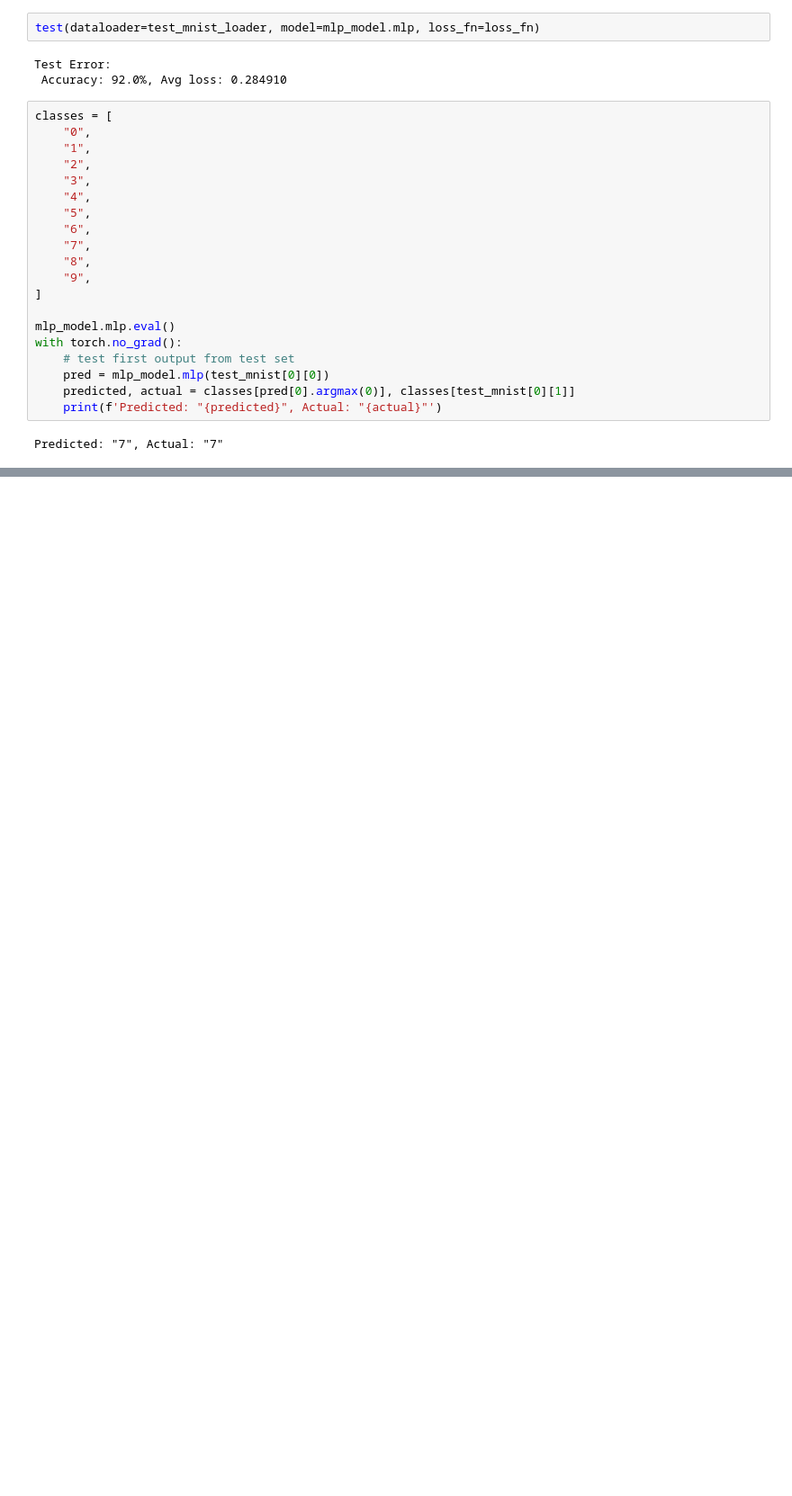
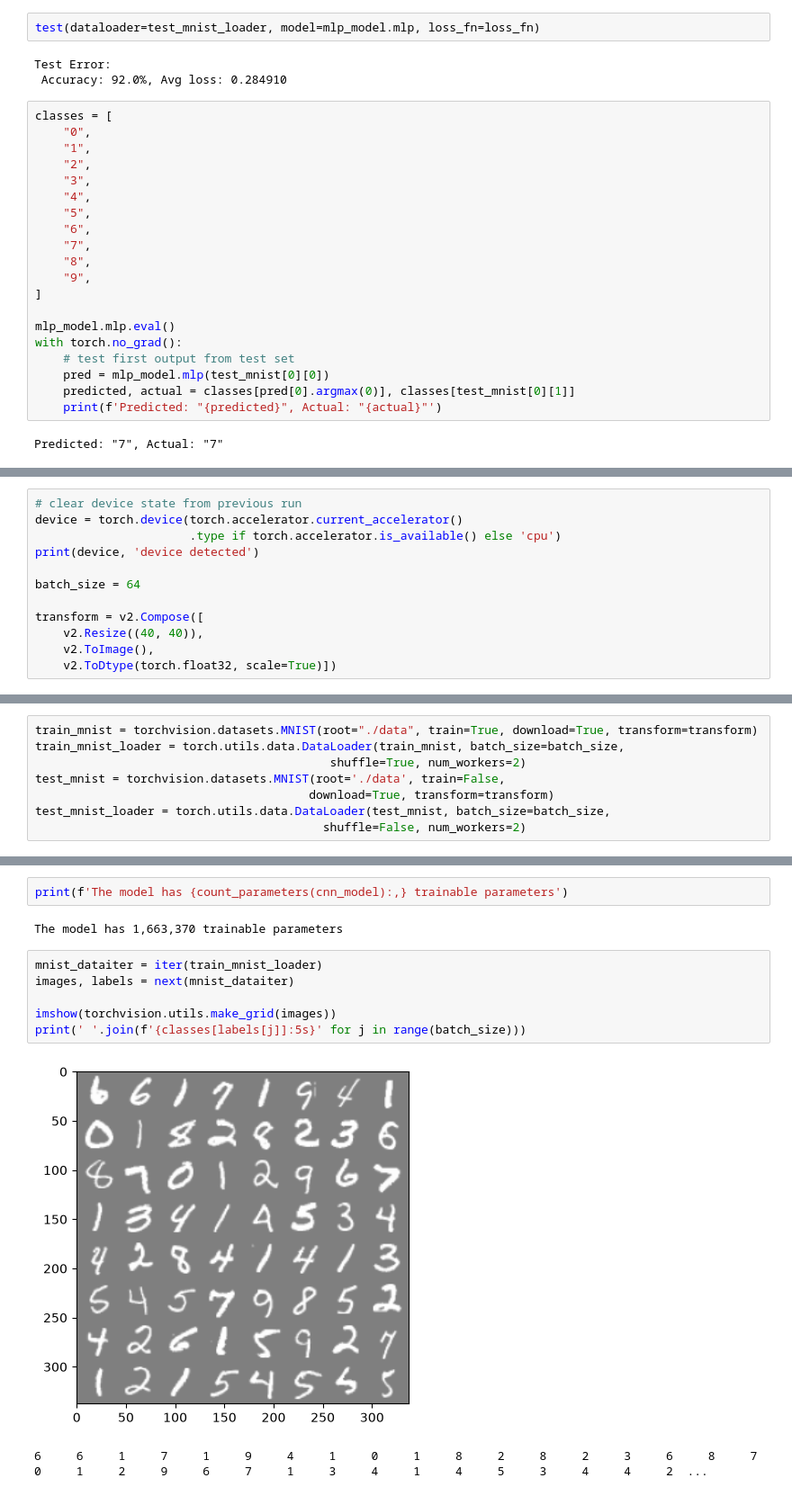
Before and after one commit to hlemonvuw/paper_impl, a Jupyter notebook: mnist_example.ipynb, the cells around one changed output, grey strips where cells are left out. Shown at 90% size. Cells and saved outputs as stored; diff of their text form; blank space fills up the shorter version.

Commit message:
adds mnist, cnn model, update cfair

```diff
--- a/mnist_example.ipynb
+++ b/mnist_example.ipynb
@@ -252,0 +256,12 @@ Predicted: "7", Actual: "7"
+# %%
+# clear device state from previous run
+device = torch.device(torch.accelerator.current_accelerator()
+                      .type if torch.accelerator.is_available() else 'cpu')
+print(device, 'device detected')
+
+batch_size = 64
+
+transform = v2.Compose([
+    v2.Resize((40, 40)),
+    v2.ToImage(),
+    v2.ToDtype(torch.float32, scale=True)])
@@ -252,0 +270,8 @@ Predicted: "7", Actual: "7"
+# %%
+train_mnist = torchvision.datasets.MNIST(root="./data", train=True, download=True, transform=transform)
+train_mnist_loader = torch.utils.data.DataLoader(train_mnist, batch_size=batch_size,
+                                          shuffle=True, num_workers=2)
+test_mnist = torchvision.datasets.MNIST(root='./data', train=False,
+                                       download=True, transform=transform)
+test_mnist_loader = torch.utils.data.DataLoader(test_mnist, batch_size=batch_size,
+                                         shuffle=False, num_workers=2)
@@ -252,0 +310,13 @@ Predicted: "7", Actual: "7"
+# %%
+print(f'The model has {count_parameters(cnn_model):,} trainable parameters')
+# %% [output]
+The model has 1,663,370 trainable parameters
+# %%
+mnist_dataiter = iter(train_mnist_loader)
+images, labels = next(mnist_dataiter)
+
+imshow(torchvision.utils.make_grid(images))
+print(' '.join(f'{classes[labels[j]]:5s}' for j in range(batch_size)))
+# %% [output]
+[figure, added]
+6     6     1     7     1     9     4     1     0     1     8     2     8     2     3     6     8     7     0     1     2     9     6     7     1     3     4     1     4     5     3     4     4     2  ...
```
Also changed, not shown: parts of 13 cells of this notebook, 1 other file.
